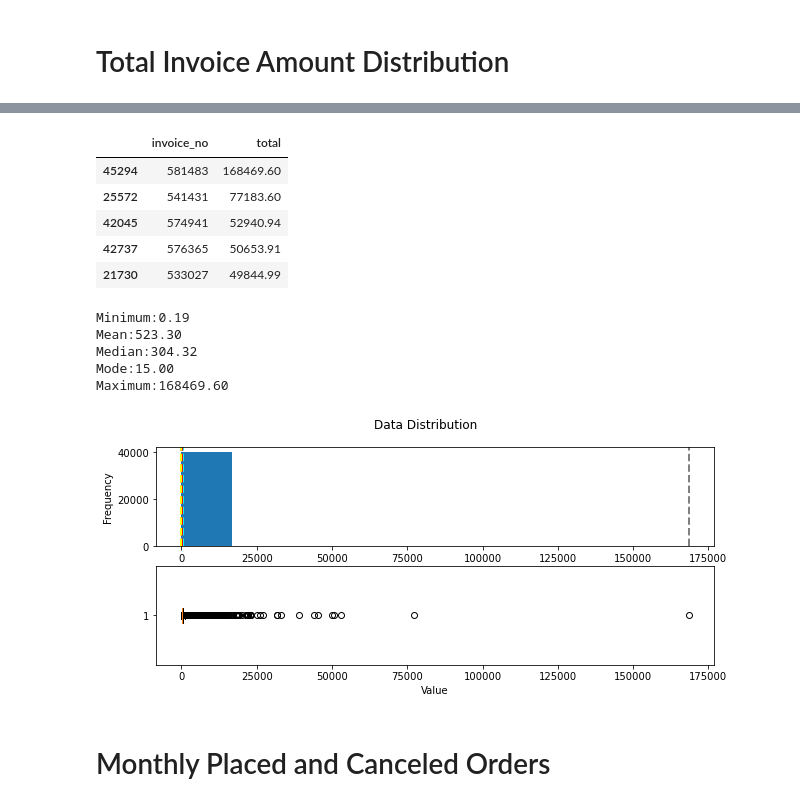
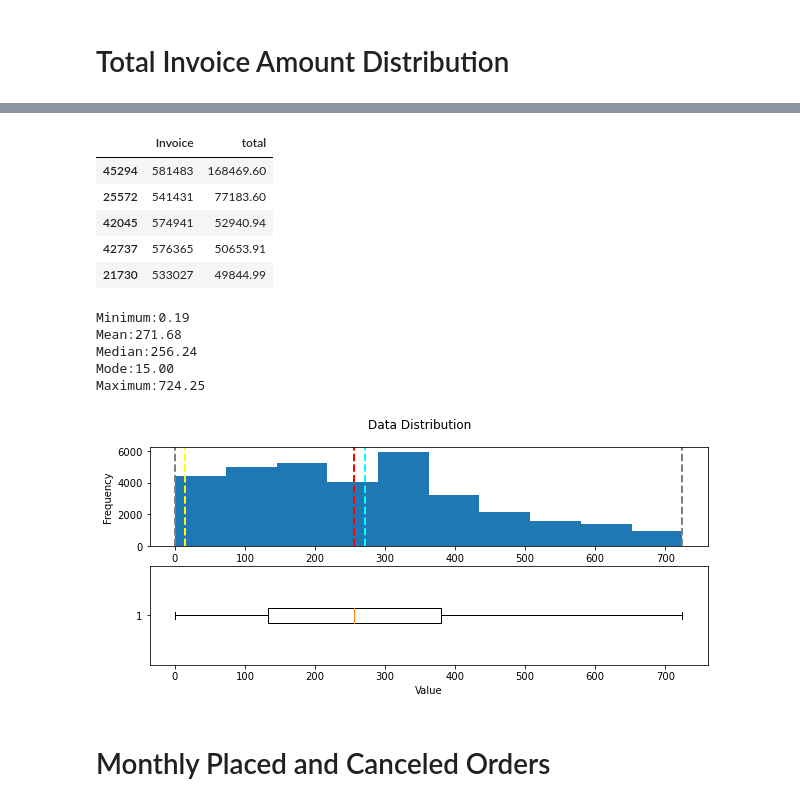
Before and after one commit to jarviscanada/jarvis_data_eng_JasonTieu, a Jupyter notebook: python_data_analytics/retail_data_analytics_wrangling.ipynb, the cells around one changed output, grey strips where cells are left out. Drawn from its saved outputs; the diff is of its cells as text; code cells hidden in the pictures.

```diff
--- a/python_data_analytics/retail_data_analytics_wrangling.ipynb
+++ b/python_data_analytics/retail_data_analytics_wrangling.ipynb
@@ -100,6 +100,6 @@ Alternatively, the LGS IT team also dumped the transactional data into a [CSV fi
 - Rename all columns to upper camelcase or snakecase
 - Convert/cast all columns to the appropriate data types (e.g. datetime)
 # %%
-retail_df = pd.read_csv
+retail_df = pd.read_csv('psql/online_retail_II.csv')
 retail_df.head()
 # %% [output]
@@ -125,10 +114,10 @@ AttributeError: 'function' object has no attribute 'head'
 # %%
-retail_df["total"] = retail_df["quantity"] * retail_df["unit_price"]
-invoice_amount = retail_df.groupby('invoice_no')["total"].sum().reset_index()
+retail_df["total"] = retail_df["Quantity"] * retail_df["Price"]
+invoice_amount = retail_df.groupby('Invoice')["total"].sum().reset_index()
 invoice_amount = invoice_amount[invoice_amount["total"] > 0].sort_values("total", ascending = False)
 invoice_amount.head()
 # %% [output]
-|  | invoice_no | total |
+|  | Invoice | total |
 | 45294 | 581483 | 168469.60 |
 | 25572 | 541431 | 77183.60 |
 | 42045 | 574941 | 52940.94 |
@@ -137,45 +126,50 @@ invoice_amount.head()
 # %%
 # Get the variable to examine
 var = invoice_amount["total"]
+# Get 85th quantile
+threshold_85 = var.quantile(0.85)
+# Filter data
+var_filtered = var[var <= threshold_85]
+
 
 # Get statistics
-min_val = var.min()
-max_val = var.max()
-mean_val = var.mean()
-med_val = var.median()
-mod_val = var.mode()[0]
+min_val = var_filtered.min()
+max_val = var_filtered.max()
+mean_val = var_filtered.mean()
+med_val = var_filtered.median()
+mod_val = var_filtered.mode()[0]
 
 print('Minimum:{:.2f}\nMean:{:.2f}\nMedian:{:.2f}\nMode:{:.2f}\nMaximum:{:.2f}\n'.format(min_val, mean_val, med_val, mod_val, max_val))
 
 # Create a figure for 2 subplots (2 rows, 1 column)
 fig, ax = plt.subplots(2, 1, figsize = (10,4))
 
 # Plot the histogram
-ax[0].hist(var)
+ax[0].hist(var_filtered)
 ax[0].set_ylabel('Frequency')
 
 # Add lines for the mean, median, and mode
 ax[0].axvline(x=min_val, color = 'gray', linestyle='dashed', linewidth = 2)
 ax[0].axvline(x=mean_val, color = 'cyan', linestyle='dashed', linewidth = 2)
 ax[0].axvline(x=med_val, color = 'red', linestyle='dashed', linewidth = 2)
 ax[0].axvline(x=mod_val, color = 'yellow', linestyle='dashed', linewidth = 2)
 ax[0].axvline(x=max_val, color = 'gray', linestyle='dashed', linewidth = 2)
 
 # Plot the boxplot
-ax[1].boxplot(var, vert=False)
+ax[1].boxplot(var_filtered, vert=False)
 ax[1].set_xlabel('Value')
 
 # Add a title to the Figure
 fig.suptitle('Data Distribution')
 
 # Show the figure
 fig.show()
 # %% [output]
 Minimum:0.19
-Mean:523.30
-Median:304.32
+Mean:271.68
+Median:256.24
 Mode:15.00
-Maximum:168469.60
+Maximum:724.25
-[figure, old version]
+[figure, new version]
 # %% [markdown]
 # Monthly Placed and Canceled Orders
```
Also changed, not shown: parts of 26 cells of this notebook, 1 other file.
